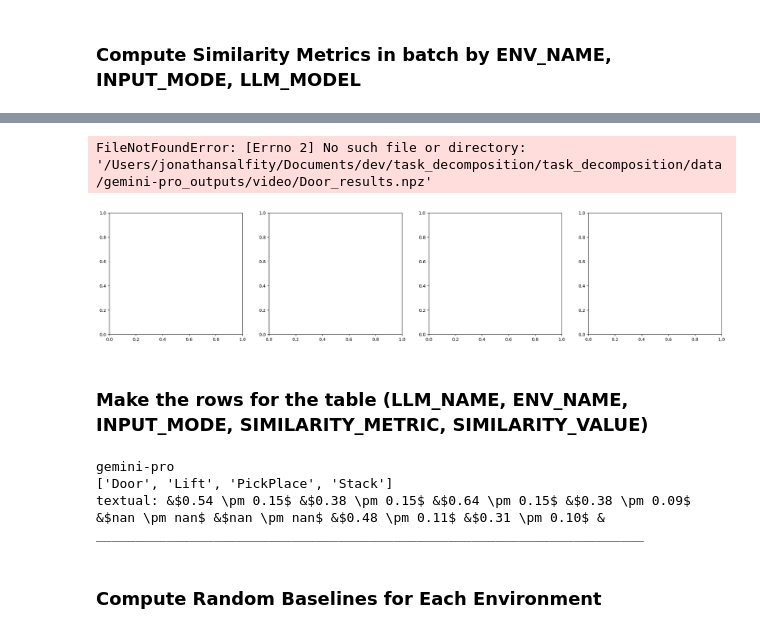
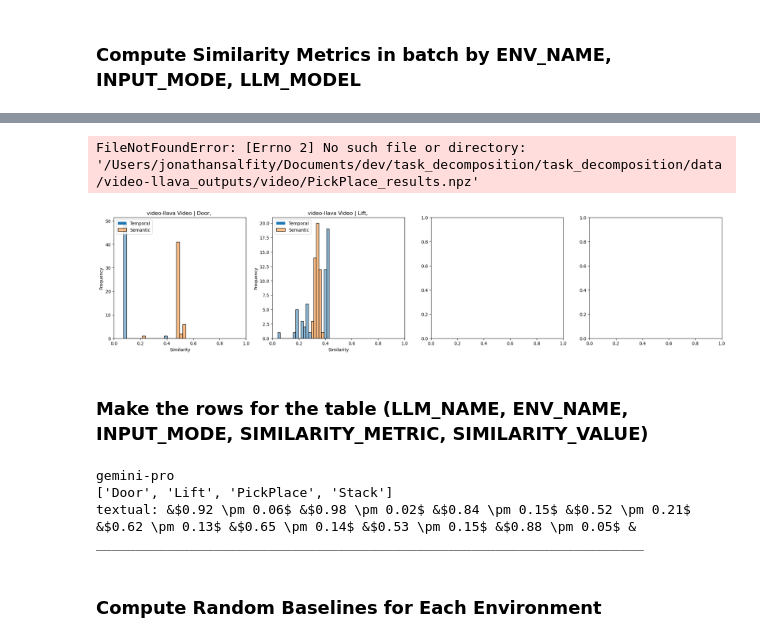
Before and after one commit to jsalfity/task_decomposition, a Jupyter notebook: task_decomposition/analysis/compare_GPT_groundtruth.ipynb, the cells around one changed output, grey strips where cells are left out. Cells and saved outputs as stored; diff of their text form; code cells hidden in the pictures.

```diff
--- a/task_decomposition/analysis/compare_GPT_groundtruth.ipynb
+++ b/task_decomposition/analysis/compare_GPT_groundtruth.ipynb
@@ -236,14 +232,14 @@ def compute_batch_similarity(env_name: str,
                                                             llm_model=llm_model)
 
         if llm_subtasks == []:    # error with processing the file
-            print(f"LLM subtask for {llm_runid} is empty")
+            print(f" LLM subtask for {llm_runid} is empty")
             continue
 
         # compare the subtasks
         try:
             similarity = get_subtask_similarity(gt_subtasks, llm_subtasks)
         except Exception as e:
-            print(f"Error with {llm_runid}: {e}")
+            print(f" Error with {llm_runid}: {e}")
             continue
         output['temporal'][idx]=similarity["temporal"]
         output['semantic'][idx]=similarity["semantic"]
@@ -261,12 +257,13 @@ def compute_batch_similarity(env_name: str,
         np.savez(f"{LLM_OUTPUT_PATH(llm_model, input_mode, env_name)}_results.npz", **output)
 
     print(f" Number of runs: {n_runs}, Number of valid runs: {len(output['total'])}")
-    print(f" Temporal: {np.mean(output['temporal']):.2f}+/-{np.std(output['temporal']):.2f} |  Semantic: {np.mean(output['semantic']):.2f}+/-{np.std(output['semantic']):.2f}")
+    print(f"Temporal: {np.mean(output['temporal']):.2f}+/-{np.std(output['temporal']):.2f} |  Semantic: {np.mean(output['semantic']):.2f}+/-{np.std(output['semantic']):.2f}")
+    print("______")
 
 env_names = ENVIRONMENT_NAMES
 input_mode = "textual"
-# llm_model = "gpt-4-vision-preview"
-llm_model = "gemini-pro"
+llm_model = "gpt-4-vision-preview"
+# llm_model = "gemini-pro"
 for env_name in env_names:
     print(f"{env_name} environment")
     compute_batch_similarity(env_name=env_name,
@@ -286,41 +296,41 @@ Error with PickPlace_20240220-222736_21: Invalid subtask: start index after end
 # npresultspath = GPT_OUTPUT_PATH+f"/{query_type}/{env_name}"
 # similarity = np.load(f"{npresultspath}_results.npz", allow_pickle=True)
 N_BINS = 20
 def make_histogram_grid(env_names: list, input_modes: list):
     """
     Create a grid of histograms for the similarity scores between groundtruth and gpt output files.
     Each histogram will show the distribution of the similarity scores for a given environment and query type.
     """
     n_rows = len(input_modes)
     n_cols = len(env_names)
     fig, axs = plt.subplots(n_rows, n_cols, figsize=(25, 5*n_rows))
     for i, env_name in enumerate(env_names):
         for j, input_mode in enumerate(input_modes):
             npresultspath = LLM_OUTPUT_PATH(llm_model, input_mode, env_name)
             similarity = np.load(f"{npresultspath}_results.npz", allow_pickle=True)
             temporal = similarity['temporal']
             semantic = similarity['semantic']
             ax = axs[j, i] if n_rows > 1 else axs[i]
             sns.histplot(data=[temporal, semantic], legend=True, bins=N_BINS, ax=ax)
             ax.legend(["Temporal", "Semantic"], loc='upper left')
             ax.set_xlabel('Similarity')
             ax.set_ylabel('Frequency')
             ax.set_xlim(0, 1)
             input_mode = "Text and Video" if input_mode=="textvideo" else input_mode.capitalize()
             ax.set_title(f"{llm_model} {input_mode} | {env_name}, ")
 
-llm_model = "gemini-pro"
+llm_model = "video-llava"
 envs = ENVIRONMENT_NAMES
 input_modes = ["video"]
 make_histogram_grid(envs, input_modes)
 # %% [output]
-FileNotFoundError: [Errno 2] No such file or directory: '/Users/jonathansalfity/Documents/dev/task_decomposition/task_decomposition/data/gemini-pro_outputs/video/Door_results.npz'
+FileNotFoundError: [Errno 2] No such file or directory: '/Users/jonathansalfity/Documents/dev/task_decomposition/task_decomposition/data/video-llava_outputs/video/PickPlace_results.npz'
-[figure, old version]
+[figure, new version]
 # %% [markdown]
 ### Make the rows for the table (LLM_NAME, ENV_NAME, INPUT_MODE, SIMILARITY_METRIC, SIMILARITY_VALUE)
 # %%
 # Make the big table of all the similarity results
-llm_model = "gemini-pro"
+llm_model = "gpt-4-vision-preview"
 # input_modes = ["textual", "textualvideo" , "video"]
 input_modes = ["textual"]
 env_names =  ENVIRONMENT_NAMES
@@ -344,7 +354,7 @@ for input_mode in input_modes:
 # %% [output]
 gemini-pro
 ['Door', 'Lift', 'PickPlace', 'Stack']
-textual: &$0.54 \pm 0.15$ &$0.38 \pm 0.15$ &$0.64 \pm 0.15$ &$0.38 \pm 0.09$ &$nan \pm nan$ &$nan \pm nan$ &$0.48 \pm 0.11$ &$0.31 \pm 0.10$ &
+textual: &$0.92 \pm 0.06$ &$0.98 \pm 0.02$ &$0.84 \pm 0.15$ &$0.52 \pm 0.21$ &$0.62 \pm 0.13$ &$0.65 \pm 0.14$ &$0.53 \pm 0.15$ &$0.88 \pm 0.05$ &
 ______________________________________________________________________
 # %% [markdown]
 ### Compute Random Baselines for Each Environment
```
Also changed, not shown: parts of 4 cells of this notebook, 1 other file.
